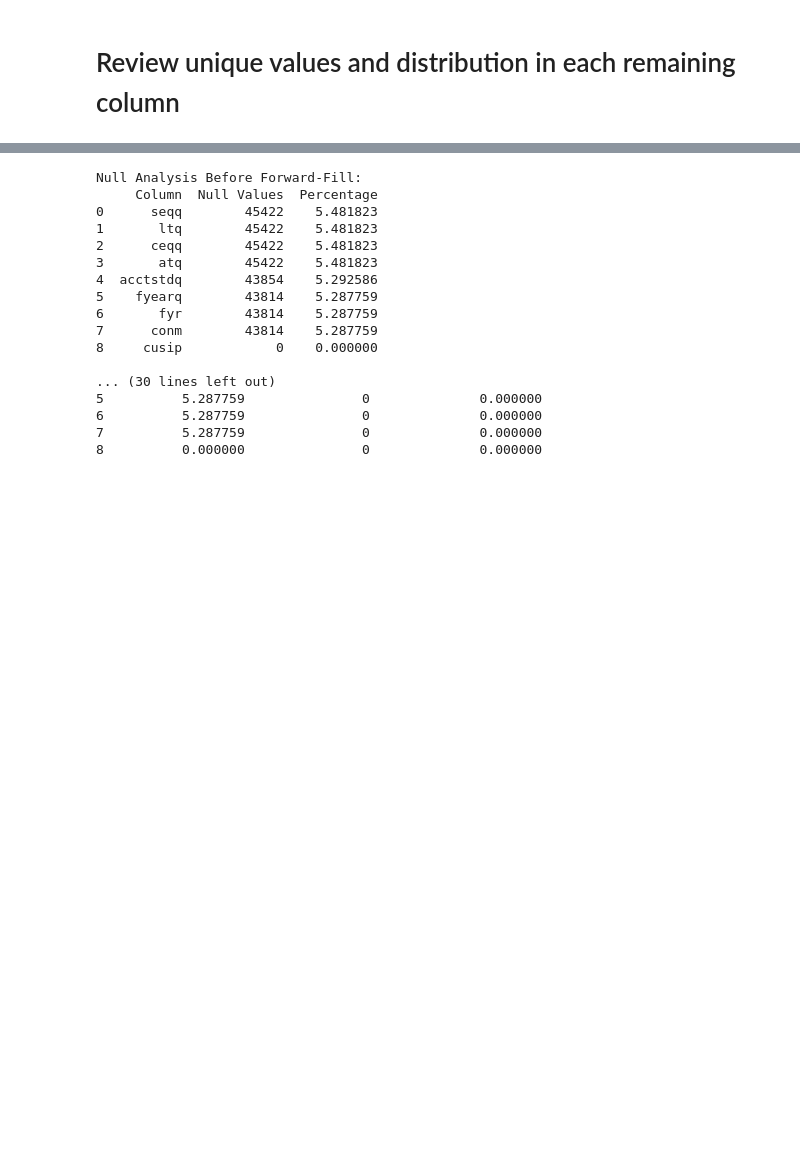
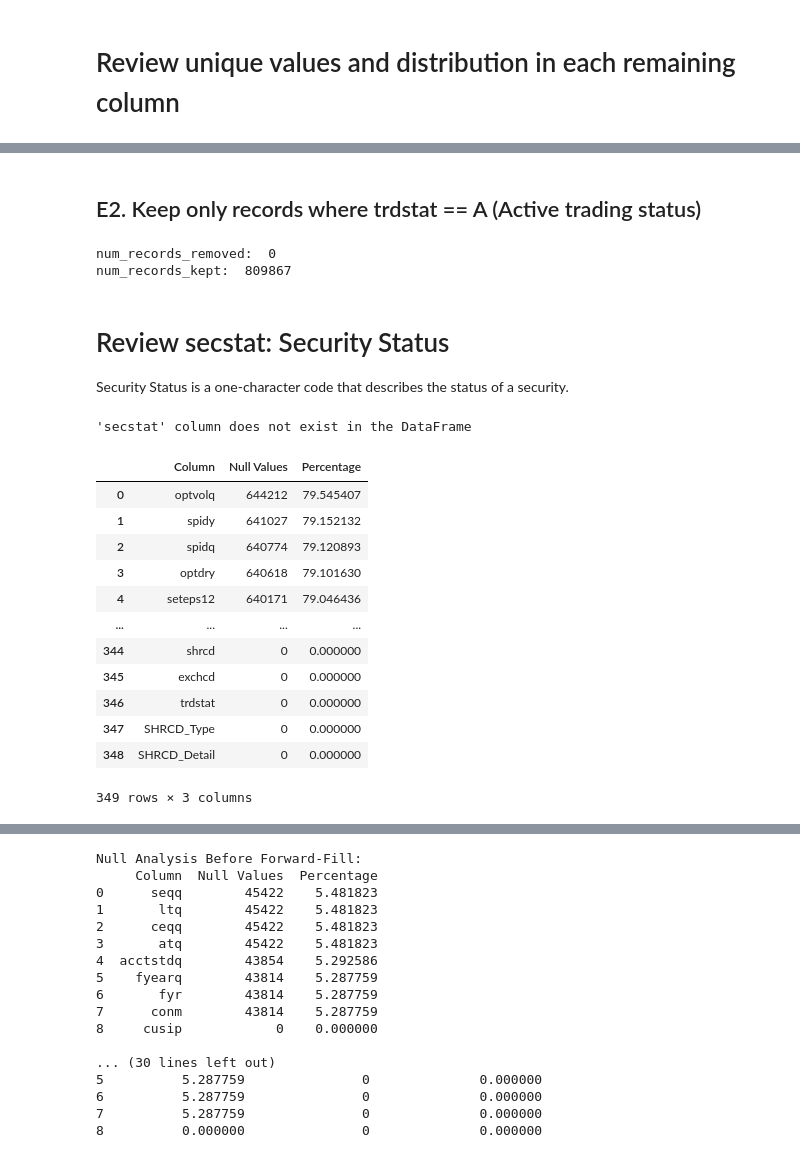
Before and after one commit to Shuo-Wang-UCBerkeley/VIP, a Jupyter notebook: src/jenna/phase_2/clean_crsp_and_comp.ipynb, the cells around one changed output, grey strips where cells are left out. Saved outputs shown, nothing was run; the diff lists cells and outputs as text; code cells hidden in the pictures; blank space fills up the shorter version.

```diff
--- a/src/jenna/phase_2/clean_crsp_and_comp.ipynb
+++ b/src/jenna/phase_2/clean_crsp_and_comp.ipynb
@@ -272,0 +355,2 @@ Name: count, dtype: int64
+# %%
+crsp_and_comp_df.loc[:, "exchcd"] = pd.to_numeric(crsp_and_comp_df["exchcd"], errors="coerce").fillna(0).astype(int)
@@ -272,0 +359,8 @@ Name: count, dtype: int64
+# %%
+og_len = len(crsp_and_comp_df)
+crsp_and_comp_df = crsp_and_comp_df[crsp_and_comp_df["exchcd"] > 0]
+new_len = len(crsp_and_comp_df)
+print("num_records_removed: ", og_len - new_len)
+print("num_records_kept: ", new_len)
+
+crsp_and_comp_df["exchcd"] = crsp_and_comp_df["exchcd"].astype(str)
@@ -272,0 +388,48 @@ Name: count, dtype: int64
+# %%
+crsp_and_comp_df["trdstat"] = crsp_and_comp_df["trdstat"].fillna("X")
+# %% [markdown]
+## E2. Keep only records where trdstat == A (Active trading status)
+# %%
+og_len = len(crsp_and_comp_df)
+crsp_and_comp_df = crsp_and_comp_df[crsp_and_comp_df["trdstat"] == "A"]
+new_len = len(crsp_and_comp_df)
+print("num_records_removed: ", og_len - new_len)
+print("num_records_kept: ", new_len)
+# %% [output]
+num_records_removed:  0
+num_records_kept:  809867
+# %% [markdown]
+# Review secstat: Security Status
+
+Security Status is a one-character code that describes the status of a security.
+# %%
+if crsp_and_comp_df.get('secstat') is not None:
+    print("'secstat' column exists in the DataFrame")
+else:
+    print("'secstat' column does not exist in the DataFrame")
+# %% [output]
+'secstat' column does not exist in the DataFrame
+# %%
+null_table = crsp_and_comp_df.isnull().sum().reset_index()
+null_table.columns = ["Column", "Null Values"]
+
+# Add column to show the percentage of null values
+null_table["Percentage"] = (null_table["Null Values"] / len(crsp_and_comp_df)) * 100
+
+# Sorting the table by the number of null values in descending order
+null_table_sorted = null_table.sort_values(by="Null Values", ascending=False).reset_index(drop=True)
+null_table_sorted
+# %% [output]
+|  | Column | Null Values | Percentage |
+| 0 | optvolq | 644212 | 79.545407 |
+| 1 | spidy | 641027 | 79.152132 |
+| 2 | spidq | 640774 | 79.120893 |
+| 3 | optdry | 640618 | 79.101630 |
+| 4 | seteps12 | 640171 | 79.046436 |
+| ... | ... | ... | ... |
+| 344 | shrcd | 0 | 0.000000 |
+| 345 | exchcd | 0 | 0.000000 |
+| 346 | trdstat | 0 | 0.000000 |
+| 347 | SHRCD_Type | 0 | 0.000000 |
+| 348 | SHRCD_Detail | 0 | 0.000000 |
+349 rows × 3 columns
```
Also changed, not shown: parts of 37 cells of this notebook, 1 other file.
